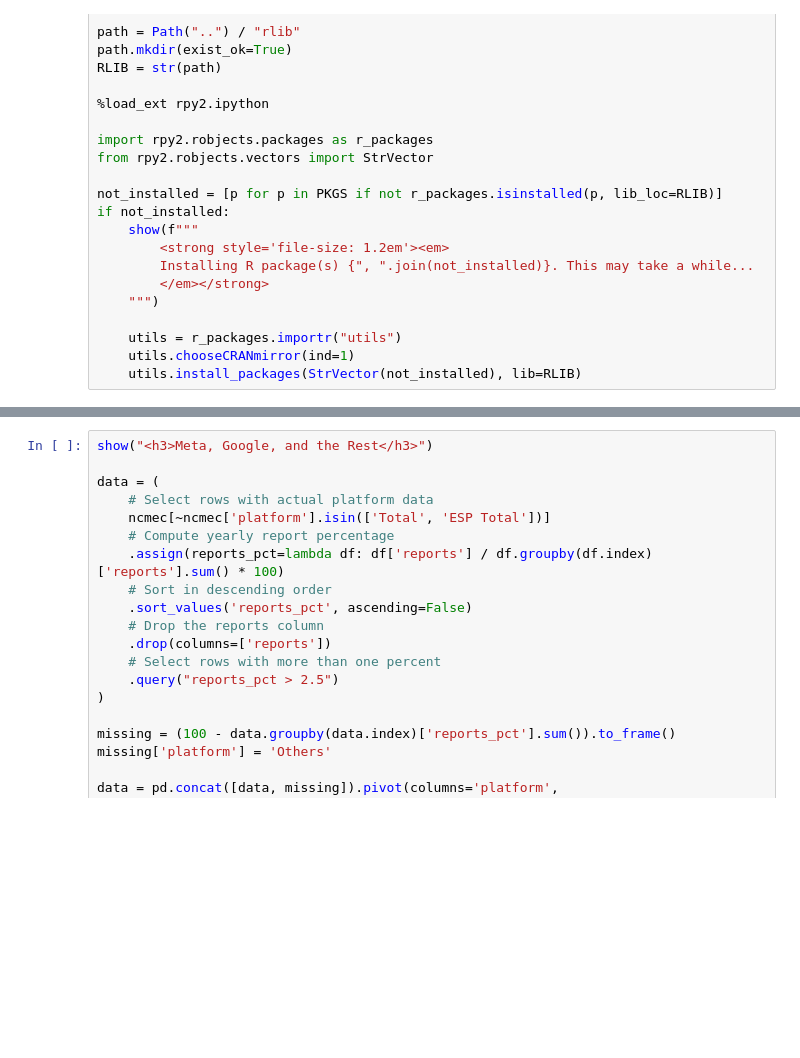
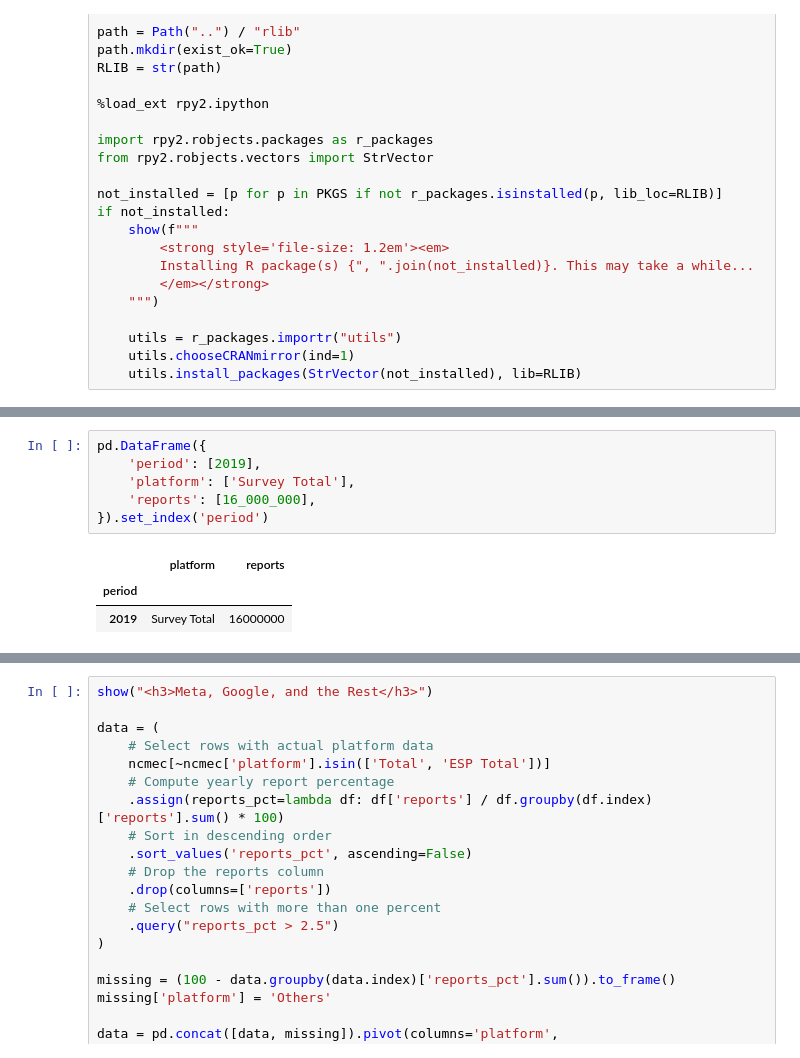
Before and after one commit to apparebit/diaphanous, a Jupyter notebook: analysis/platform.ipynb, the cells around one changed output, grey strips where cells are left out. Drawn from its saved outputs; the diff is of its cells as text; blank space fills up the shorter version.

```diff
--- a/analysis/platform.ipynb
+++ b/analysis/platform.ipynb
@@ -93,6 +93,16 @@ Platforms and Their Disclosures
 | X | ⋯ | ⋯ | child sexual exploitation; physic... | counts | H | H | 2024 H1 | True |
 | YouTube | ⋯ | same page (dropdown) | CSAM | counts | H | H | 2020 H1 | True |
 | NCMEC | ⋯ | page archive | CSAM | counts | Y | Y | 2019 | True |
+# %%
+pd.DataFrame({
+    'period': [2019],
+    'platform': ['Survey Total'],
+    'reports': [16_000_000],
+}).set_index('period')
+# %% [output]
+|  | platform | reports |
+| period |  |  |
+| 2019 | Survey Total | 16000000 |
 # %%
 show('<h2>Ranking Service Providers by CyberTipline Report Counts</h2>')
 
```
Also changed, not shown: parts of 1 cell of this notebook.
